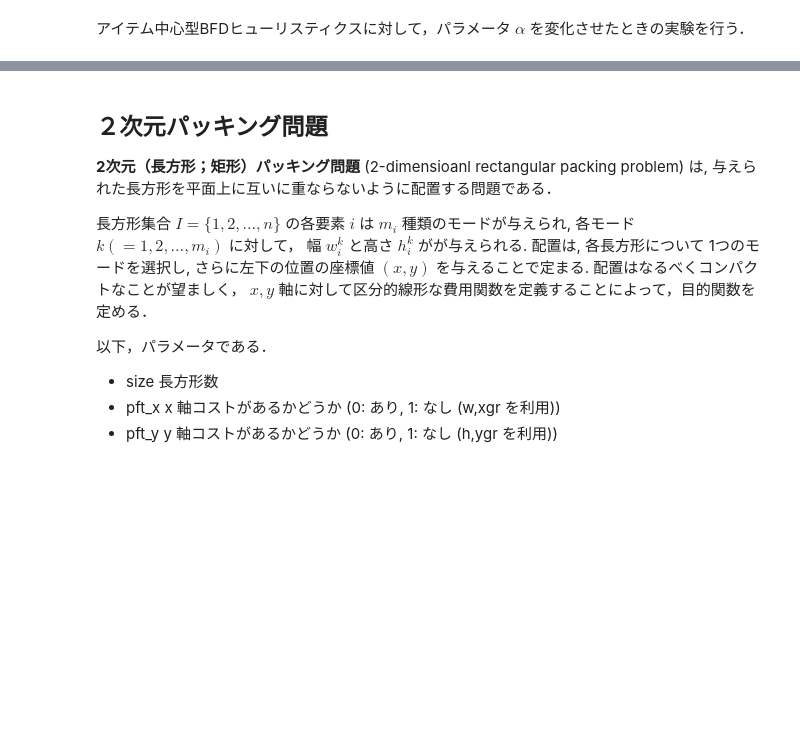
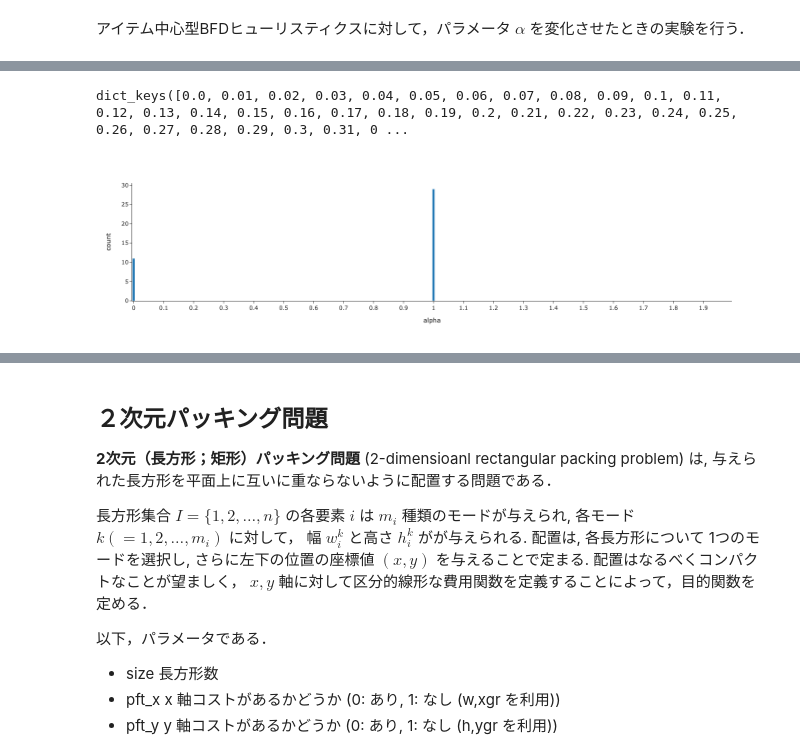
Before and after one commit to stutkhd/vector_packing, a Jupyter notebook: work/68packing.ipynb, the cells around one changed output, grey strips where cells are left out. Cells and saved outputs as stored; diff of their text form; code cells hidden in the pictures; blank space fills up the shorter version.

```diff
--- a/work/68packing.ipynb
+++ b/work/68packing.ipynb
@@ -756,0 +1730,2 @@ df
+# %%
+x, y, z = test_bdf(d=2, U=10, ins_type='unif')
@@ -756,0 +1745,3 @@ df
+# %%
+iss = generator(num_bins=11, num_resources=2, min_fill=.8, bin_generator = unif_bin, seed=123, rem_cons=.8, proc_rate=1)
+iss
@@ -756,0 +1957,26 @@ df
+# %%
+alpha_count = { i:0 for i in np.arange(0.0, 2.01, 0.01)}
+# alpha_count.keys()
+# %% [output]
+dict_keys([0.0, 0.01, 0.02, 0.03, 0.04, 0.05, 0.06, 0.07, 0.08, 0.09, 0.1, 0.11, 0.12, 0.13, 0.14, 0.15, 0.16, 0.17, 0.18, 0.19, 0.2, 0.21, 0.22, 0.23, 0.24, 0.25, 0.26, 0.27, 0.28, 0.29, 0.3, 0.31, 0 ...
+# %%
+import plotly.graph_objects as go
+ins_dict = {
+            'alpha': [ i for i in np.arange(0.0, 2.0, 0.01)],
+            'count': [ count for count in alpha_count.values() ]
+        }
+df = pd.DataFrame(ins_dict, columns=['alpha', 'count'])
+fig = go.Figure(px.bar(df, x="alpha", y="count",
+         height=400, template="simple_white"))
+
+fig.update_layout(
+    xaxis = dict(
+        tickmode = 'linear',
+        tick0 = 0,
+        dtick = 0.1
+    )
+)
+
+fig.show()
+# %% [output]
+[figure, added]
```
Also changed, not shown: parts of 67 cells of this notebook.
